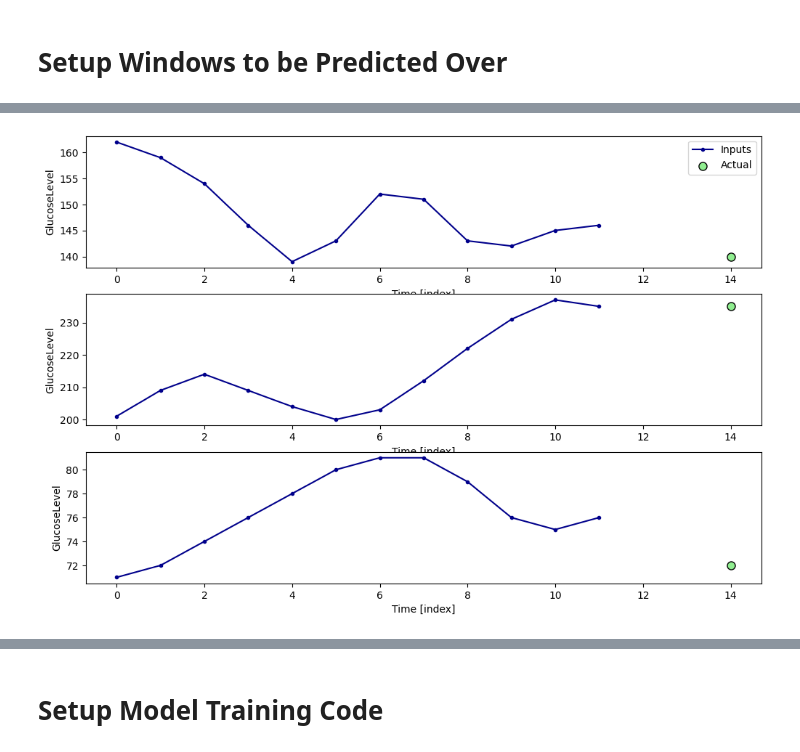
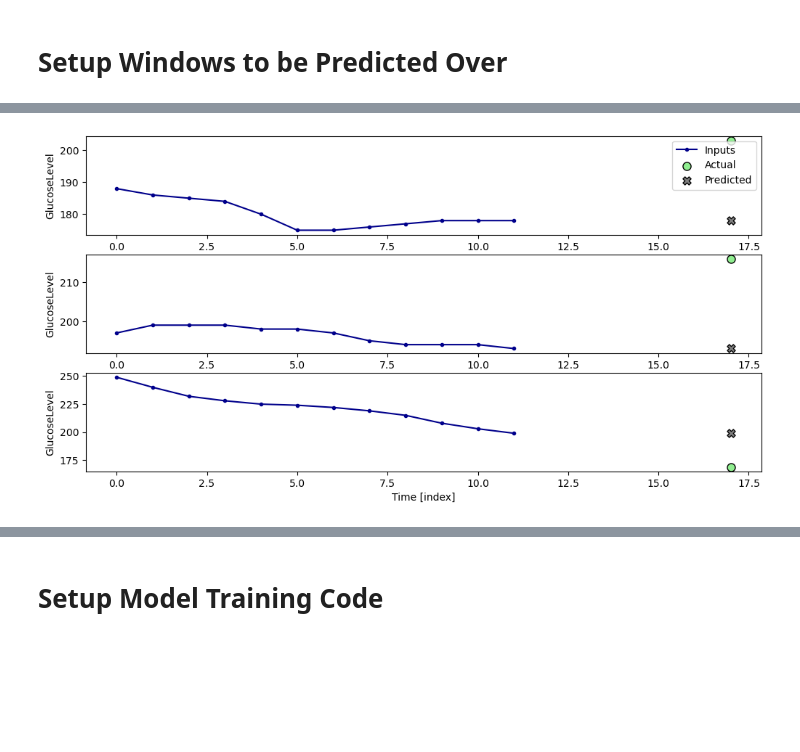
Before and after one commit to Zumbergz/BGLPredictor, a Jupyter notebook: code/BGPrediction.ipynb, the cells around one changed output, grey strips where cells are left out. Cells and saved outputs as stored; diff of their text form; code cells hidden in the pictures; blank space fills up the shorter version.

```diff
--- a/code/BGPrediction.ipynb
+++ b/code/BGPrediction.ipynb
@@ -189,4 +226,4 @@ fifteen_range.plot(linear_base)
-# %%
-fifteen_range_g.plot()
-# %% [output]
-[figure, removed]
+# %%
+thirty_range_g.plot(linear_base)
+# %% [output]
+[figure, added]
```
Also changed, not shown: parts of 35 cells of this notebook, 1 other file.
